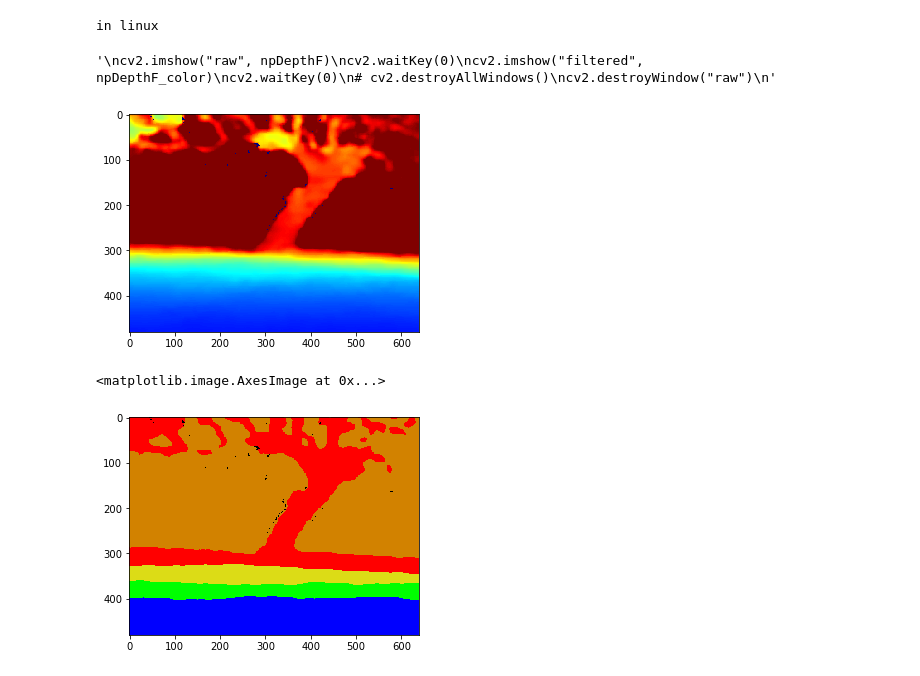
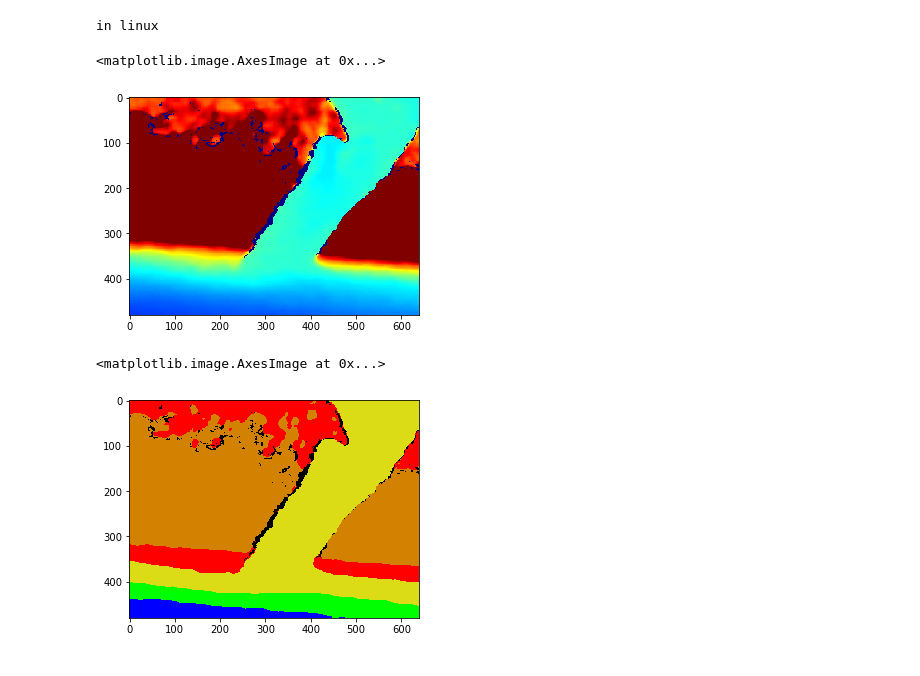
Before and after one commit to wowyunDBL/depth_app, a Jupyter notebook: jupyterNotebook/ground_subtr_npy.ipynb, the cells around one changed output. Cells and saved outputs as stored; diff of their text form; code cells hidden in the pictures.

```diff
--- a/jupyterNotebook/ground_subtr_npy.ipynb
+++ b/jupyterNotebook/ground_subtr_npy.ipynb
@@ -2,7 +2,7 @@
 import sys
 if sys.platform.startswith('linux'): # or win
     print("in linux")
-    file_path = "/home/ncslaber/109-2/tree_experiment/npy_depth/"
+    file_path = "/home/ncslaber/109-2/tree_experiment/npy_depth/p_1_45/"
 #     sys.path.remove('/opt/ros/kinetic/lib/python2.7/dist-packages')
 else:
     file_path = r"G:/我的雲端硬碟/0327_align_depth/"
@@ -27,33 +27,14 @@ import statistics # as sta
 # %%
 '''load file'''
 npDepth = []
-
-# with open(file_path + 'far_1_p_notTIlt.csv', 'r') as csvfile:
-#   rows = csv.reader(csvfile, delimiter=',')
-#   for row in rows:
-#     npDepth.append(row)
-# npDepth = np.asanyarray(npDepth)
-# print(npDepth.dtype) # U5 means string length < 5
-# print(npDepth.shape)
-# npDepth = npDepth.astype('uint16')
-
-npDepth = np.load(file_path+"p_1_middle.npy")
+npDepth = np.load(file_path+"21.npy")
 
 npDepthF = cv2.convertScaleAbs(npDepth, alpha=0.04) # 6m
 npDepthF_color = cv2.applyColorMap(npDepthF, cv2.COLORMAP_JET)
 plt.imshow(cv2.cvtColor(npDepthF_color, cv2.COLOR_BGR2RGB))
-
-'''
-cv2.imshow("raw", npDepthF)
-cv2.waitKey(0)
-cv2.imshow("filtered", npDepthF_color)
-cv2.waitKey(0)
-# cv2.destroyAllWindows()
-cv2.destroyWindow("raw")
-'''
 # %% [output]
-'\ncv2.imshow("raw", npDepthF)\ncv2.waitKey(0)\ncv2.imshow("filtered", npDepthF_color)\ncv2.waitKey(0)\n# cv2.destroyAllWindows()\ncv2.destroyWindow("raw")\n'
+<matplotlib.image.AxesImage at 0x...>
-[figure, old version]
+[figure, new version]
 # %%
 color_seq = {'brown': (0,130,210), 'red':(0,0,255),'yellow':(22,220,220),'green':(0,255,0),'blue':(255,0,0),'black':(0,0,0)}
 npDepth_seg = np.zeros((npDepth.shape[0],npDepth.shape[1],3))
@@ -65,9 +46,9 @@ npDepth_seg[np.logical_and(npDepth<6000,npDepth>3000)]=color_seq['red']
 npDepth_seg[npDepth>6000]=color_seq['brown']
 npDepth_seg[npDepth==0]=color_seq['black']
 
+%matplotlib inline
 npDepth_seg = npDepth_seg.astype('uint8')
-%matplotlib inline
 plt.imshow(cv2.cvtColor(npDepth_seg, cv2.COLOR_BGR2RGB))
 # %% [output]
 <matplotlib.image.AxesImage at 0x...>
-[figure, old version]
+[figure, new version]
```
Also changed, not shown: parts of 23 cells of this notebook, 6 other files.
